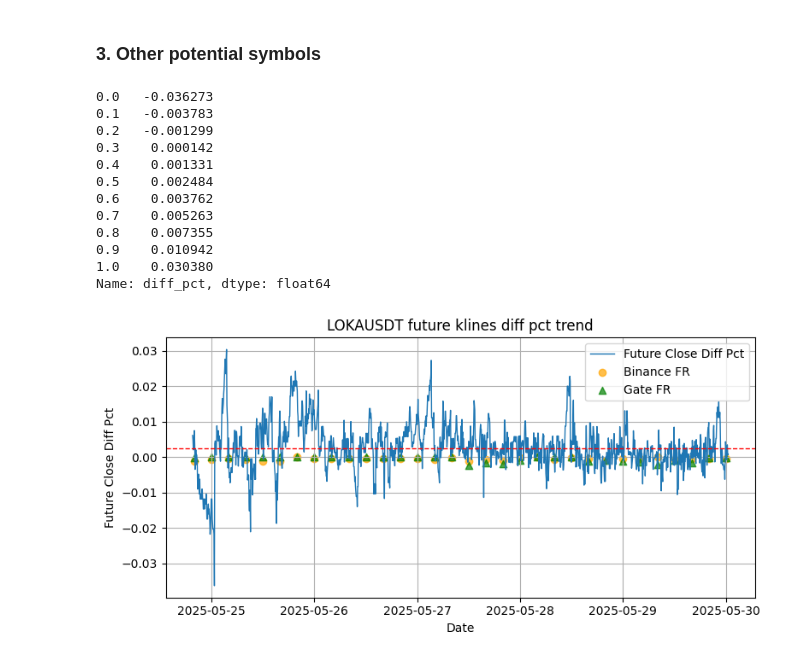
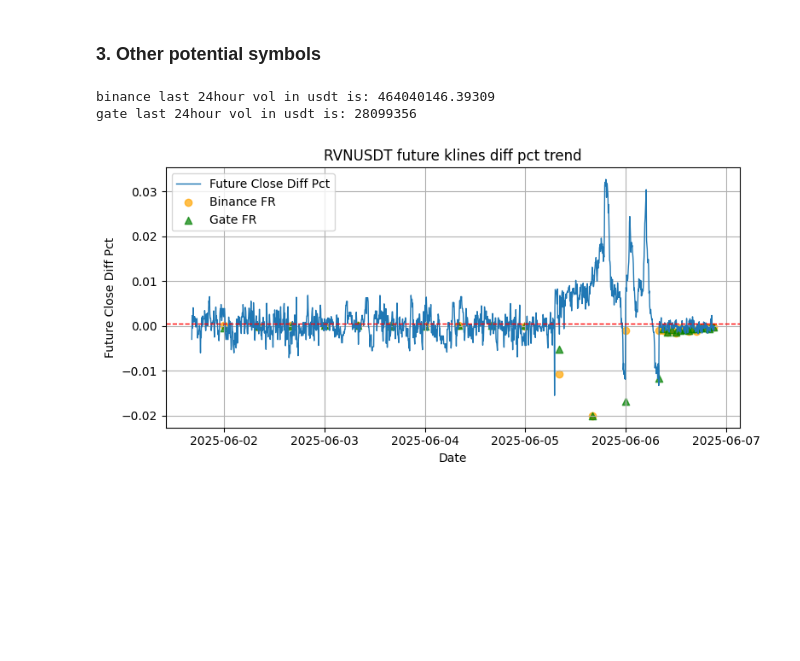
Before and after one commit to lansetaowa/futures-price-diff-arbitrage, a Jupyter notebook: analysis/future_klines_diff.ipynb, the cells around one changed output. Saved outputs shown, nothing was run; the diff lists cells and outputs as text; code cells hidden in the pictures; blank space fills up the shorter version.

```diff
--- a/analysis/future_klines_diff.ipynb
+++ b/analysis/future_klines_diff.ipynb
@@ -236,19 +234,9 @@ diff_high
 # %% [markdown]
 ### 3. Other potential symbols
 # %%
-analyzer.full_analysis(symbol='LOKAUSDT')
+analyzer.full_analysis(symbol='RVNUSDT')
 # %% [output]
-0.0   -0.036273
-0.1   -0.003783
-0.2   -0.001299
-0.3    0.000142
-0.4    0.001331
-0.5    0.002484
-0.6    0.003762
-0.7    0.005263
-0.8    0.007355
-0.9    0.010942
-1.0    0.030380
-Name: diff_pct, dtype: float64
+binance last 24hour vol in usdt is: 464040146.39309
+gate last 24hour vol in usdt is: 28099356
-[figure, old version]
+[figure, new version]
 # %%
```
Also changed, not shown: parts of 17 cells of this notebook, 2 other files.
